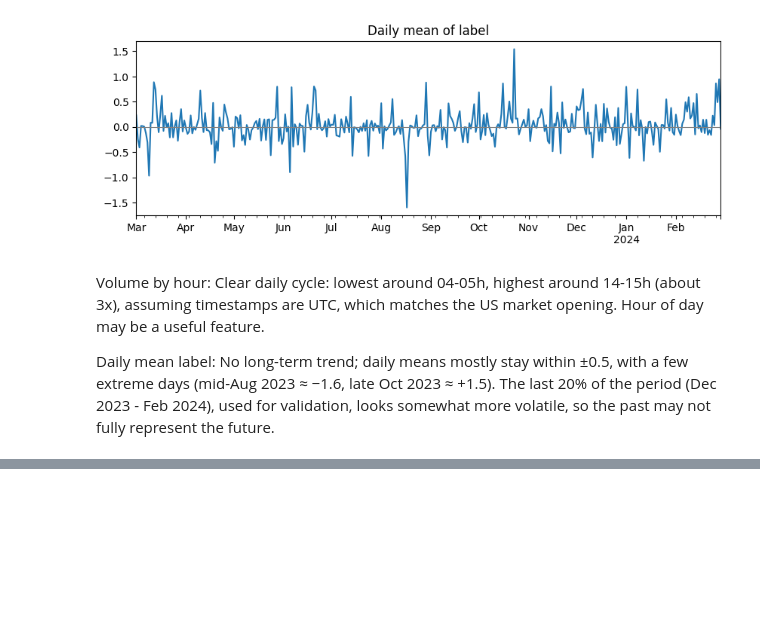
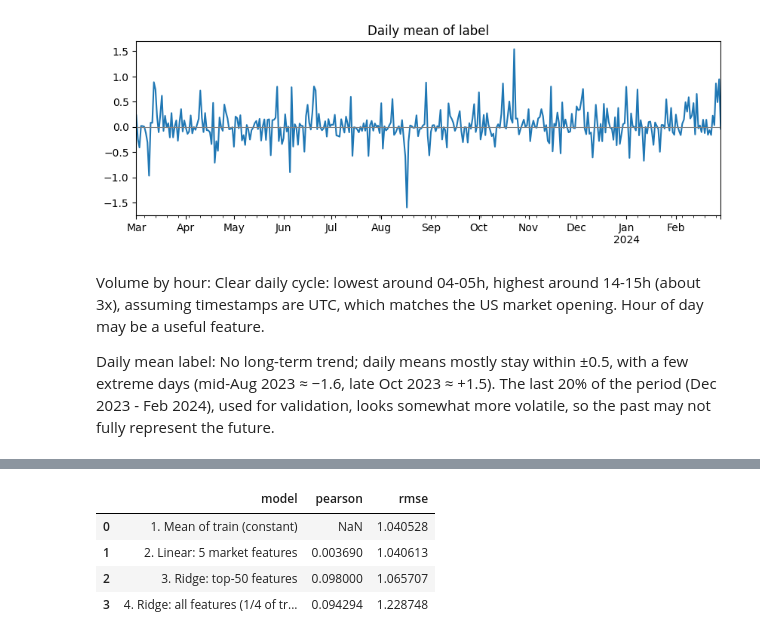
Before and after one commit to Mustafa-karcak/GROUP56_CENG313, a Jupyter notebook: assignment1_eda_baseline.ipynb, the cells around one changed output, grey strips where cells are left out. Drawn from its saved outputs; the diff is of its cells as text; code cells hidden in the pictures; blank space fills up the shorter version.

```diff
--- a/assignment1_eda_baseline.ipynb
+++ b/assignment1_eda_baseline.ipynb
@@ -266,0 +317,10 @@ Daily mean label: No long-term trend; daily means mostly stay within ±0.5, with
+# %%
+import pandas as pd
+results = results[:4]          # keep one copy of each baseline
+pd.DataFrame(results)
+# %% [output]
+|  | model | pearson | rmse |
+| 0 | 1. Mean of train (constant) | NaN | 1.040528 |
+| 1 | 2. Linear: 5 market features | 0.003690 | 1.040613 |
+| 2 | 3. Ridge: top-50 features | 0.098000 | 1.065707 |
+| 3 | 4. Ridge: all features (1/4 of tr... | 0.094294 | 1.228748 |
```
Also changed, not shown: parts of 8 cells of this notebook.
